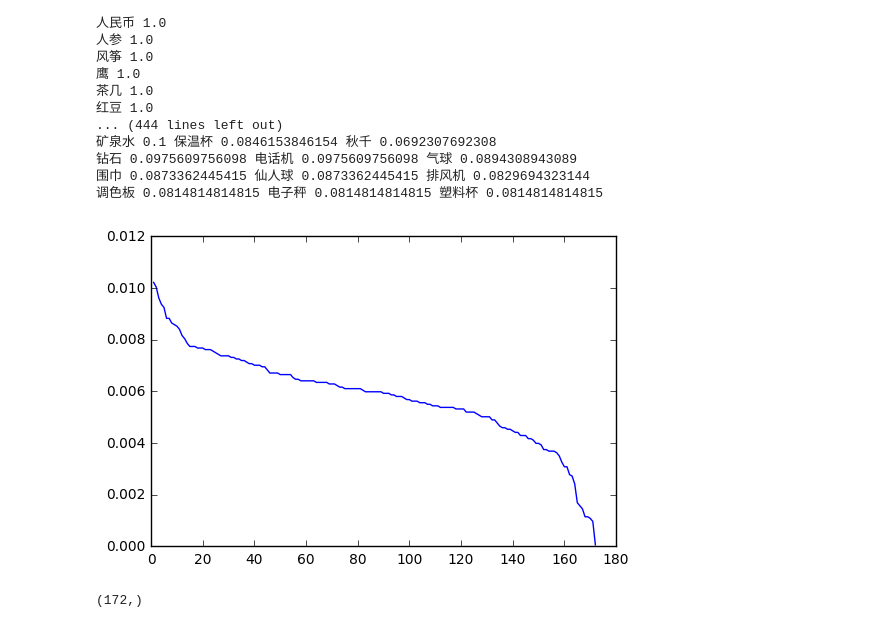
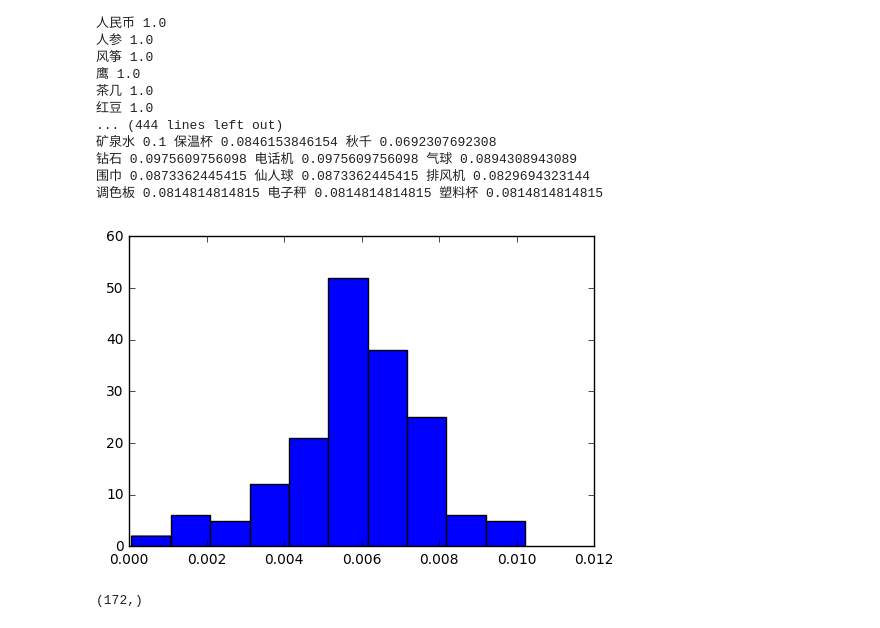
Before and after one commit to LittleHann/Break12306Captcha, a Jupyter notebook: triplet_notebook/cluster assignments analysis.ipynb, the cells around one changed output. Cells and saved outputs as stored; diff of their text form; code cells hidden in the pictures.

```diff
--- a/triplet_notebook/cluster assignments analysis.ipynb
+++ b/triplet_notebook/cluster assignments analysis.ipynb
@@ -103,12 +103,12 @@ for label, count in label_counter.most_common():
 # %%
 import matplotlib.pyplot as plt
 import numpy as np
 %matplotlib inline
 
-plt.plot(np.array(xrange(1, 173)), np.array(ratios))
+plt.hist(np.array(ratios))
 plt.show()
 # %% [output]
-[figure, old version]
+[figure, new version]
 # %%
 np.array(xrange(1, 173)).shape
 # %% [output]
```
